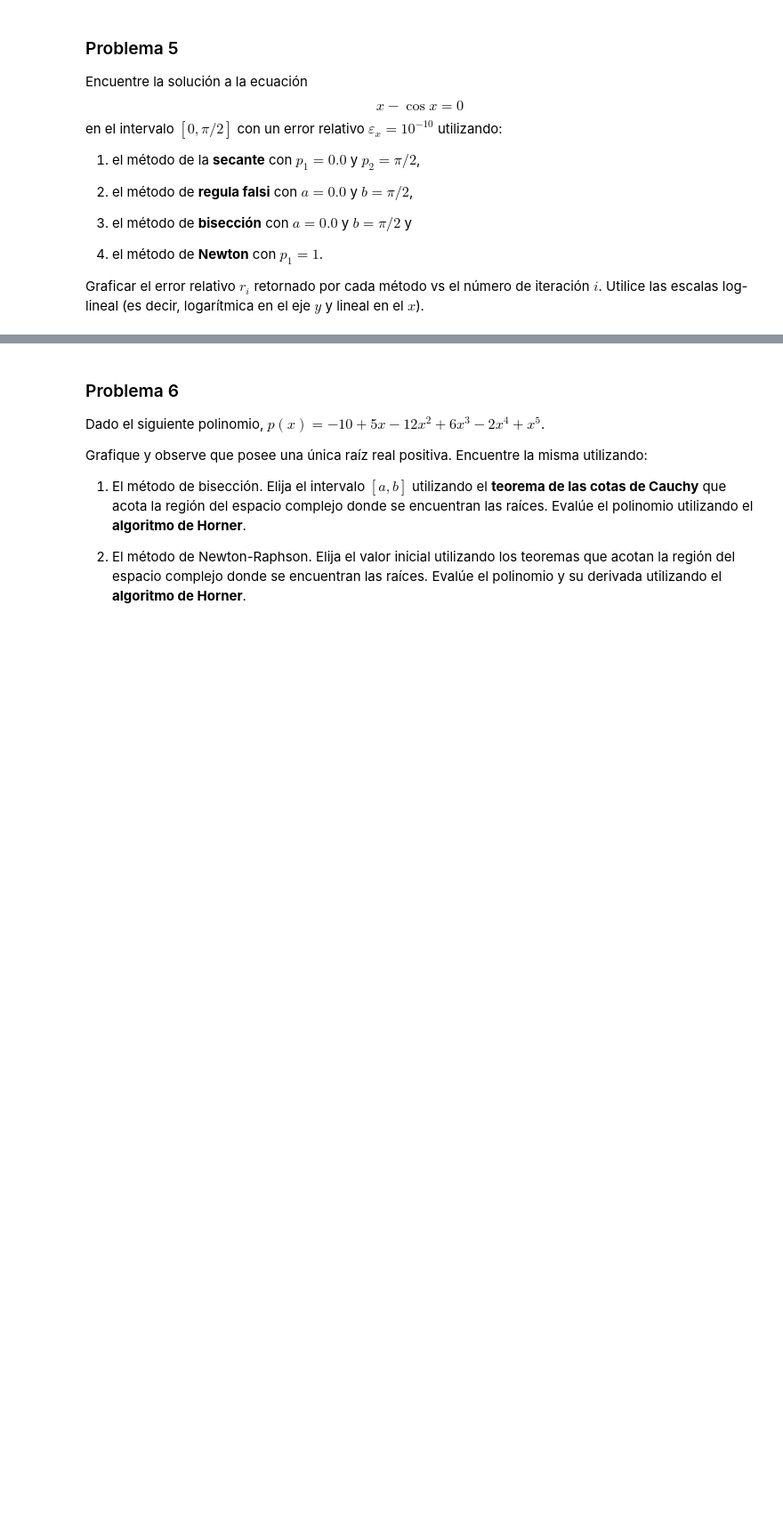
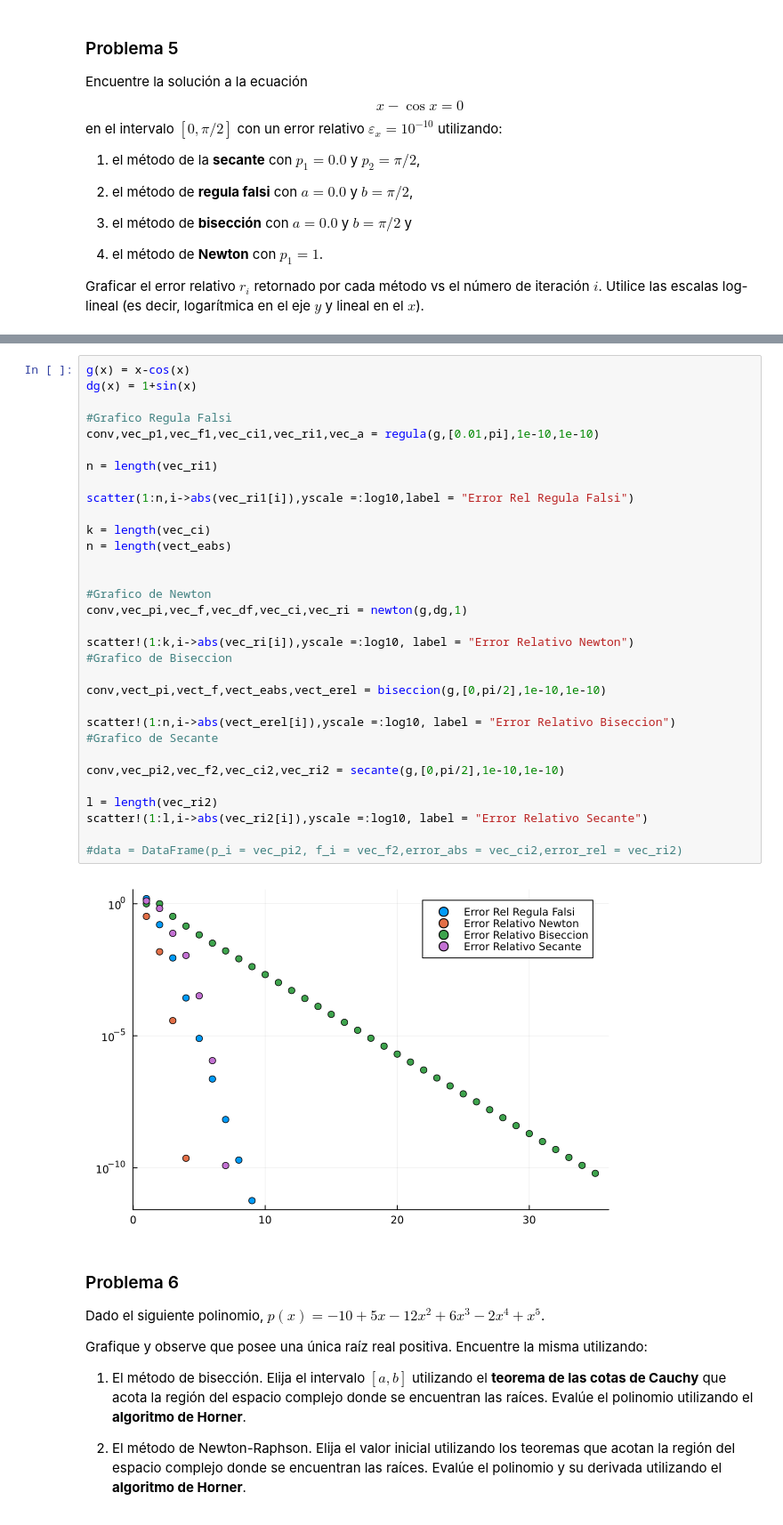
Before and after one commit to martingabrielgomez/Metodos_Numericos, a Jupyter notebook: guia-2-2024-Final.ipynb, the cells around one changed output, grey strips where cells are left out. Shown at 89% size. Cells and saved outputs as stored; diff of their text form; blank space fills up the shorter version.

```diff
--- a/guia-2-2024-Final.ipynb
+++ b/guia-2-2024-Final.ipynb
@@ -506,3 +516,37 @@ scatter!(1:l,i->abs(vect_ri2[i]),yscale =:log10, label = "Error Relativo Secante
+# %%
+g(x) = x-cos(x)
+dg(x) = 1+sin(x)
+
+#Grafico Regula Falsi
+conv,vec_p1,vec_f1,vec_ci1,vec_ri1,vec_a = regula(g,[0.01,pi],1e-10,1e-10)
+
+n = length(vec_ri1)
+
+scatter(1:n,i->abs(vec_ri1[i]),yscale =:log10,label = "Error Rel Regula Falsi")
+
+k = length(vec_ci)
+n = length(vect_eabs)
+
+
+#Grafico de Newton
+conv,vec_pi,vec_f,vec_df,vec_ci,vec_ri = newton(g,dg,1)
+
+scatter!(1:k,i->abs(vec_ri[i]),yscale =:log10, label = "Error Relativo Newton")
+#Grafico de Biseccion
+
+conv,vect_pi,vect_f,vect_eabs,vect_erel = biseccion(g,[0,pi/2],1e-10,1e-10)
+
+scatter!(1:n,i->abs(vect_erel[i]),yscale =:log10, label = "Error Relativo Biseccion")
+#Grafico de Secante
+
+conv,vec_pi2,vec_f2,vec_ci2,vec_ri2 = secante(g,[0,pi/2],1e-10,1e-10)
+
+l = length(vec_ri2)
+scatter!(1:l,i->abs(vec_ri2[i]),yscale =:log10, label = "Error Relativo Secante")
+
+#data = DataFrame(p_i = vec_pi2, f_i = vec_f2,error_abs = vec_ci2,error_rel = vec_ri2)
+# %% [output]
+[figure, added]
 # %% [markdown]
 ### Problema 6
 
```
Also changed, not shown: parts of 15 cells of this notebook.
